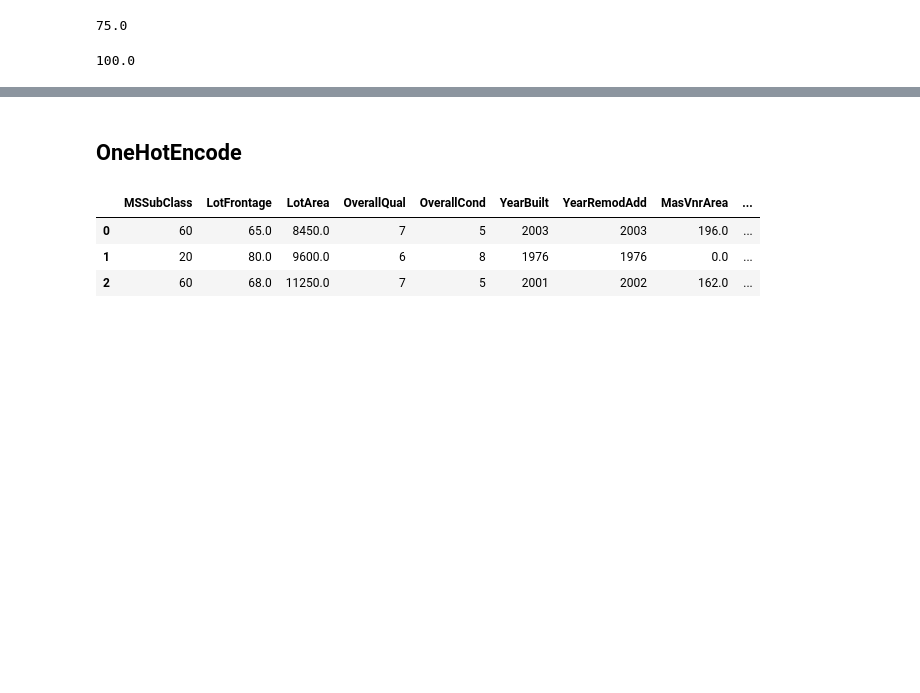
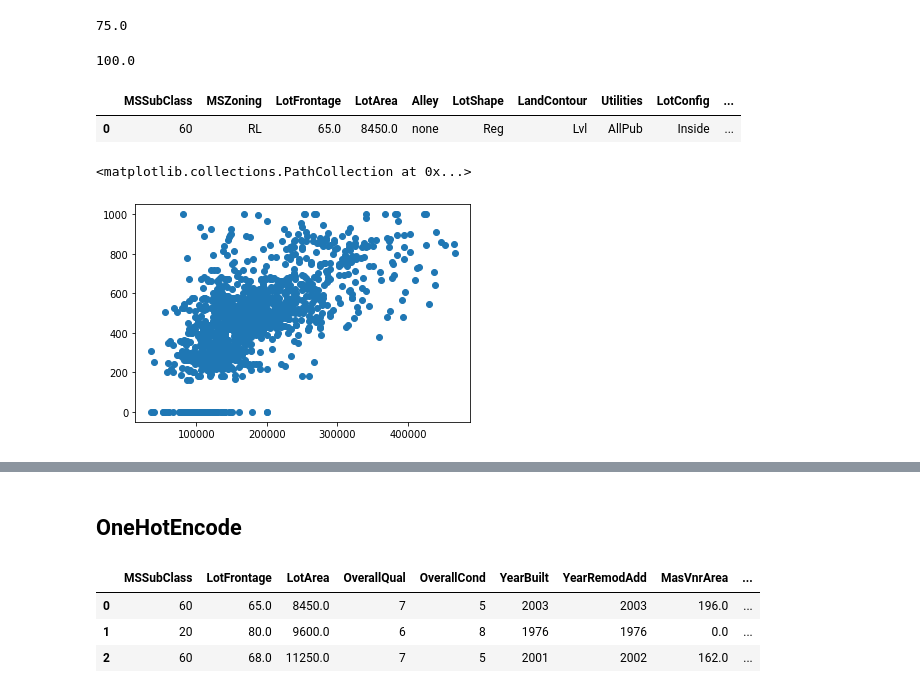
Before and after one commit to ChrisJtron/Ames_Iowa_Predictions, a Jupyter notebook: Kaggle_Housing_Prices/Random_Forest2-Copy3.ipynb, the cells around one changed output, grey strips where cells are left out. Cells and saved outputs as stored; diff of their text form; code cells hidden in the pictures; blank space fills up the shorter version.

```diff
--- a/Kaggle_Housing_Prices/Random_Forest2-Copy3.ipynb
+++ b/Kaggle_Housing_Prices/Random_Forest2-Copy3.ipynb
@@ -863,3 +863,13 @@ newdf.fillna(100, inplace=True)
 newdf['MiscVal'].max()
 # %% [output]
 100.0
+# %%
+newdf.head(1)
+# %% [output]
+|  | MSSubClass | MSZoning | LotFrontage | LotArea | Alley | LotShape | LandContour | Utilities | LotConfig | ... |
+| 0 | 60 | RL | 65.0 | 8450.0 | none | Reg | Lvl | AllPub | Inside | ... |
+# %%
+plt.scatter(newdf['SalePrice'], newdf['GarageArea'])
+# %% [output]
+<matplotlib.collections.PathCollection at 0x...>
+[figure, added]
```
Also changed, not shown: parts of 41 cells of this notebook.
